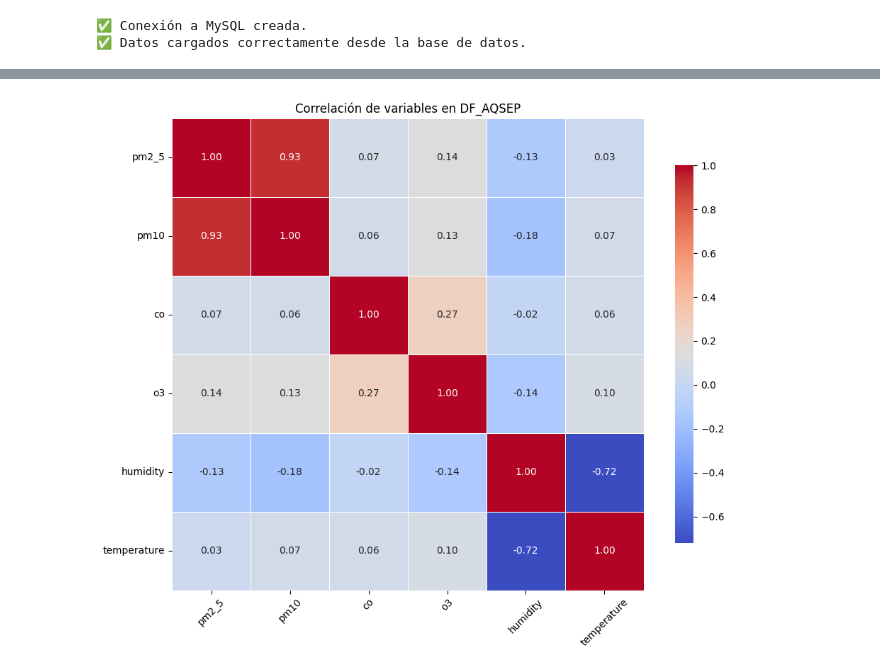
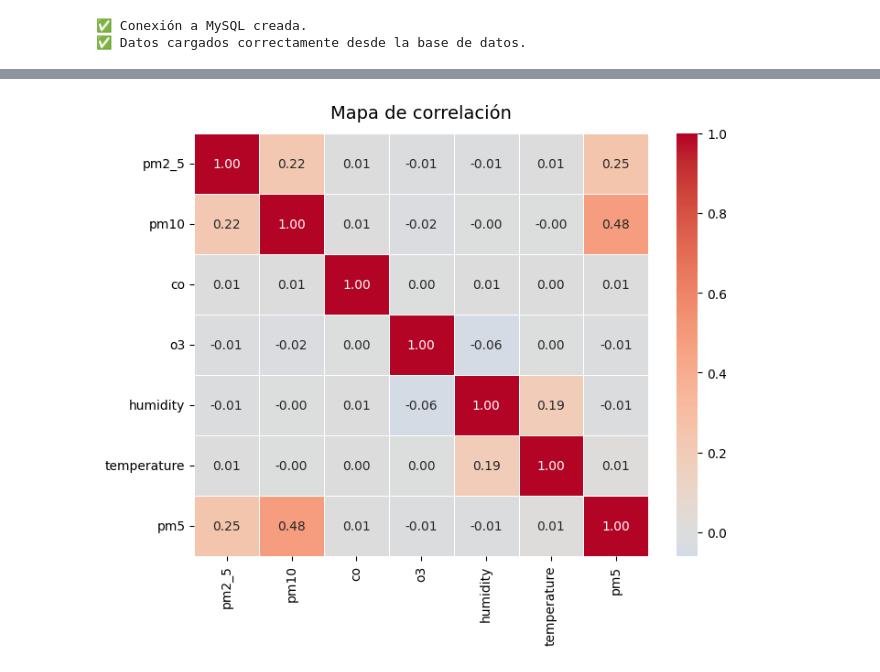
Before and after one commit to senboada/air_quality, a Jupyter notebook: src/limpieza/2.analisis.ipynb, the cells around one changed output, grey strips where cells are left out. Cells and saved outputs as stored; diff of their text form; code cells hidden in the pictures.

```diff
--- a/src/limpieza/2.analisis.ipynb
+++ b/src/limpieza/2.analisis.ipynb
@@ -385,4 +323,4 @@ plot_all_boxplots(DF_AQSEP, title="Boxplot de DF_AQSEP")
-# %%
-plot_correlation_map(DF_AQSEP, title="Correlación de variables en DF_AQSEP")
-# %% [output]
-[figure, removed]
+# %%
+plot_correlation_map(DFAQ2)
+# %% [output]
+[figure, added]
```
Also changed, not shown: parts of 153 cells of this notebook, 2 other files.
